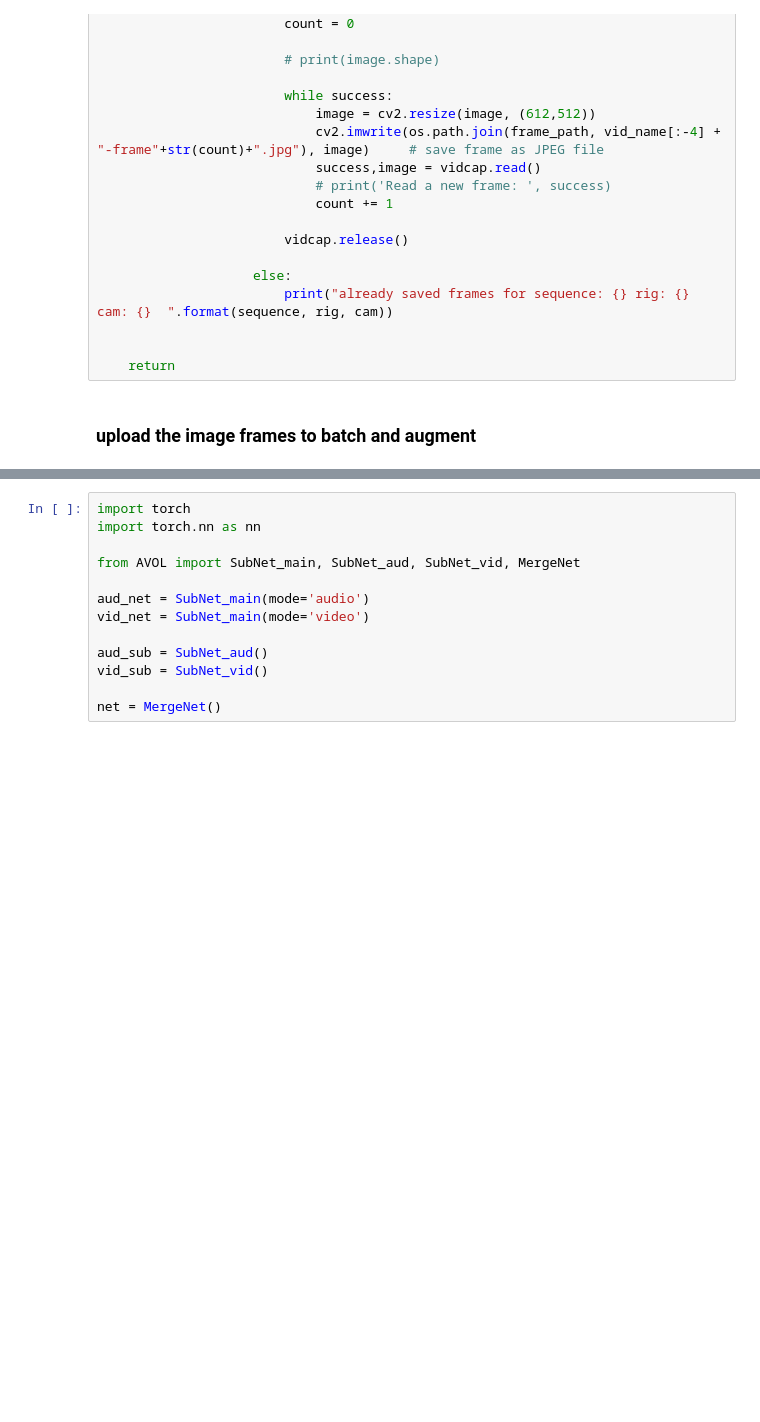
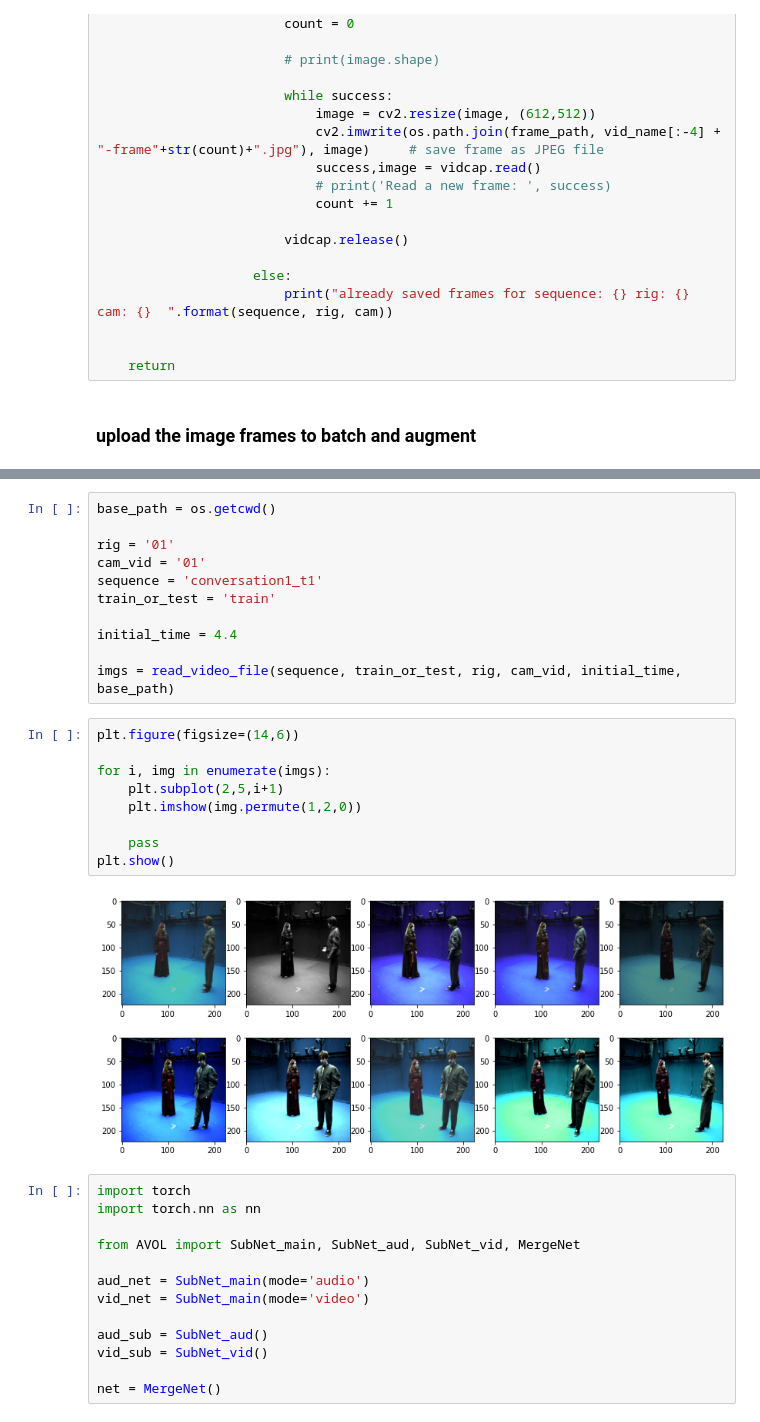
Before and after one commit to umarikkar/AV-spatial-coherence, a Jupyter notebook: scratch.ipynb, the cells around one changed output, grey strips where cells are left out. Cells and saved outputs as stored; diff of their text form; blank space fills up the shorter version.

```diff
--- a/scratch.ipynb
+++ b/scratch.ipynb
@@ -193,3 +184,25 @@ for idx in frame_idxs:
+# %%
+base_path = os.getcwd()
+
+rig = '01'
+cam_vid = '01'
+sequence = 'conversation1_t1'
+train_or_test = 'train'
+
+initial_time = 4.4
+
+imgs = read_video_file(sequence, train_or_test, rig, cam_vid, initial_time, base_path)
+# %%
+plt.figure(figsize=(14,6))
+
+for i, img in enumerate(imgs):
+    plt.subplot(2,5,i+1)
+    plt.imshow(img.permute(1,2,0))
+
+    pass
+plt.show()
+# %% [output]
+[figure, added]
 # %%
 import torch
 import torch.nn as nn
```
Also changed, not shown: parts of 2 cells of this notebook, 12 other files.
